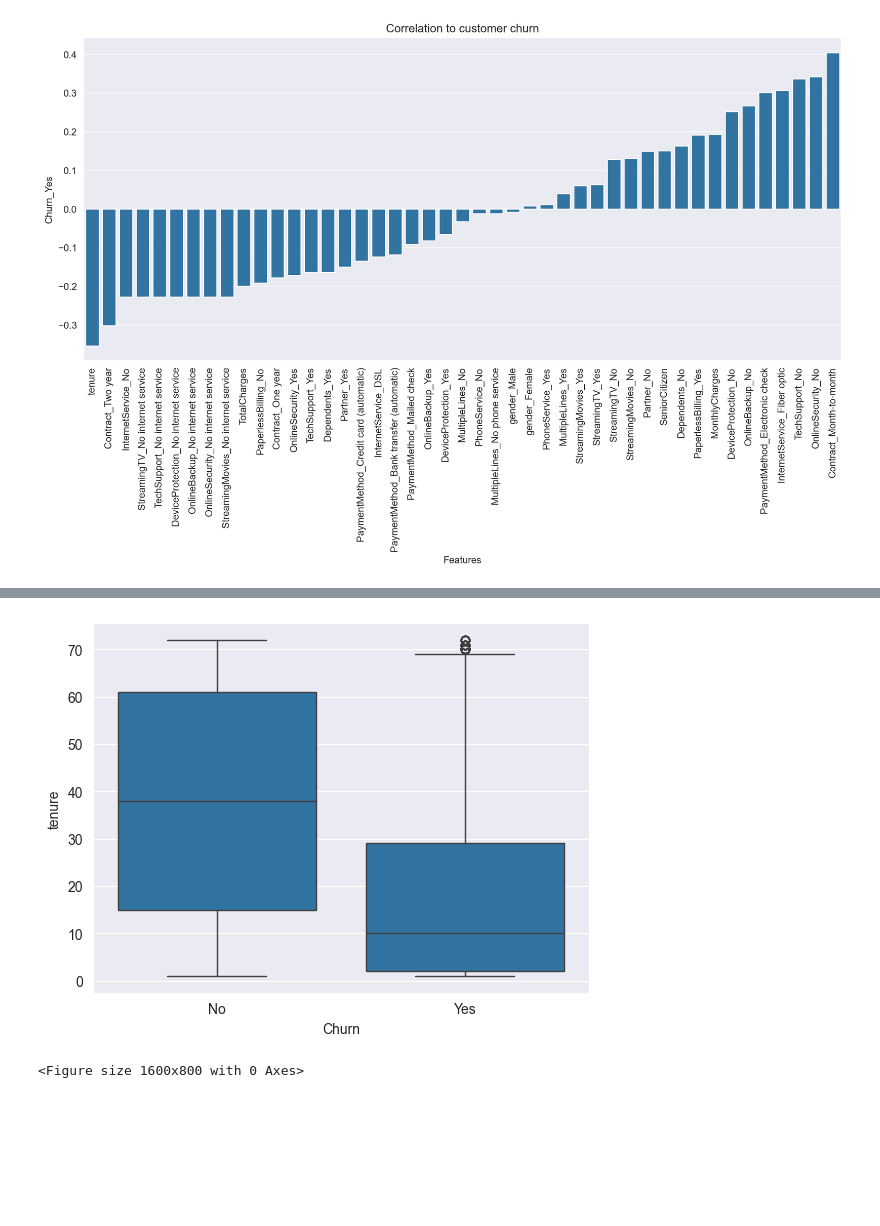
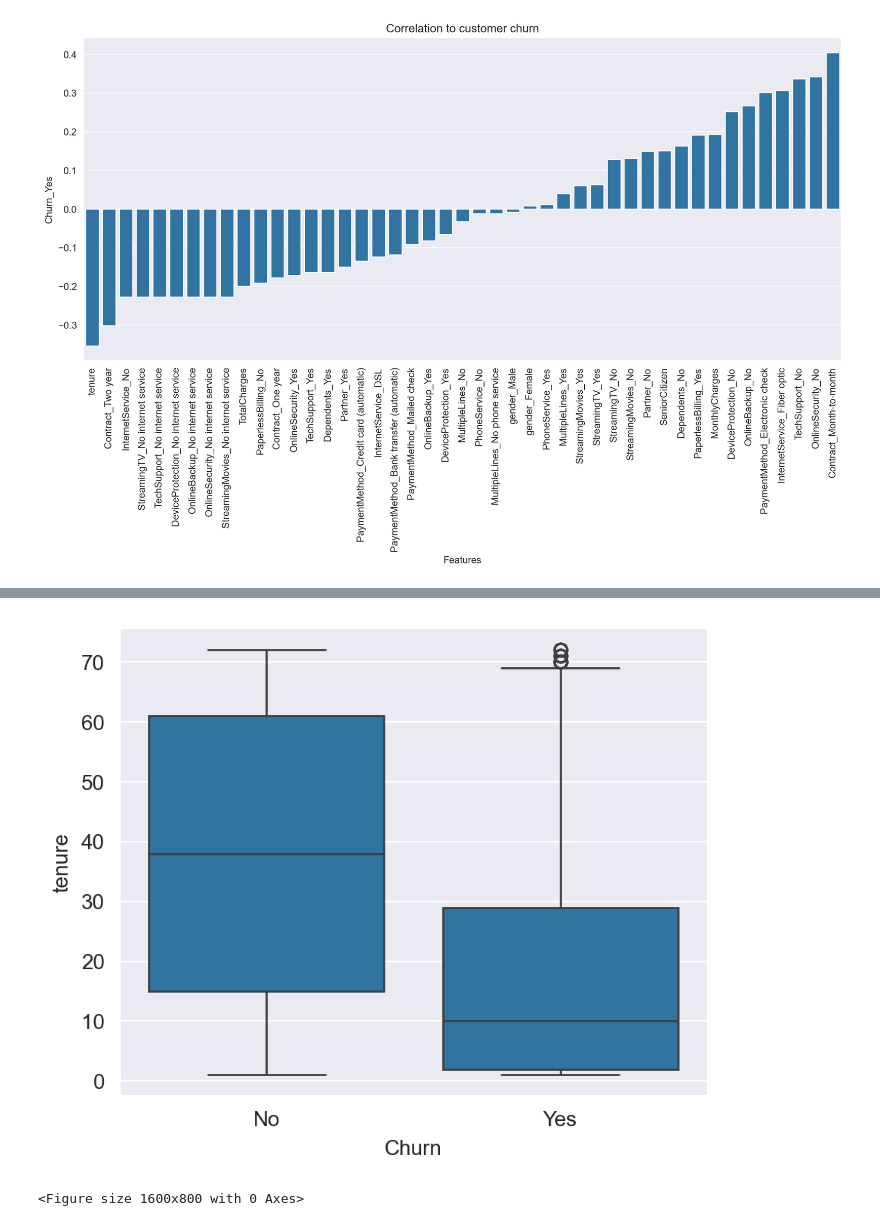
Before and after one commit to natix-x/Telco-Customer-Churn-Prediction, a Jupyter notebook: data_analysis.ipynb, the cells around one changed output, grey strips where cells are left out. Cells and saved outputs as stored; diff of their text form; code cells hidden in the pictures; blank space fills up the shorter version.

```diff
--- a/data_analysis.ipynb
+++ b/data_analysis.ipynb
@@ -120,7 +158,8 @@ plt.title("Contract types vs churn");
 # %%
+plt.figure(figsize=(5,4), dpi=200)
 sns.boxplot(data=df, x="Churn", y="tenure");
 # %% [output]
-[figure, old version]
+[figure, new version]
 # %%
 plt.figure(figsize=(8,4), dpi=200)
 sns.displot(data=df, x="tenure", bins=40, hue="Churn")
```
Also changed, not shown: parts of 19 cells of this notebook.
